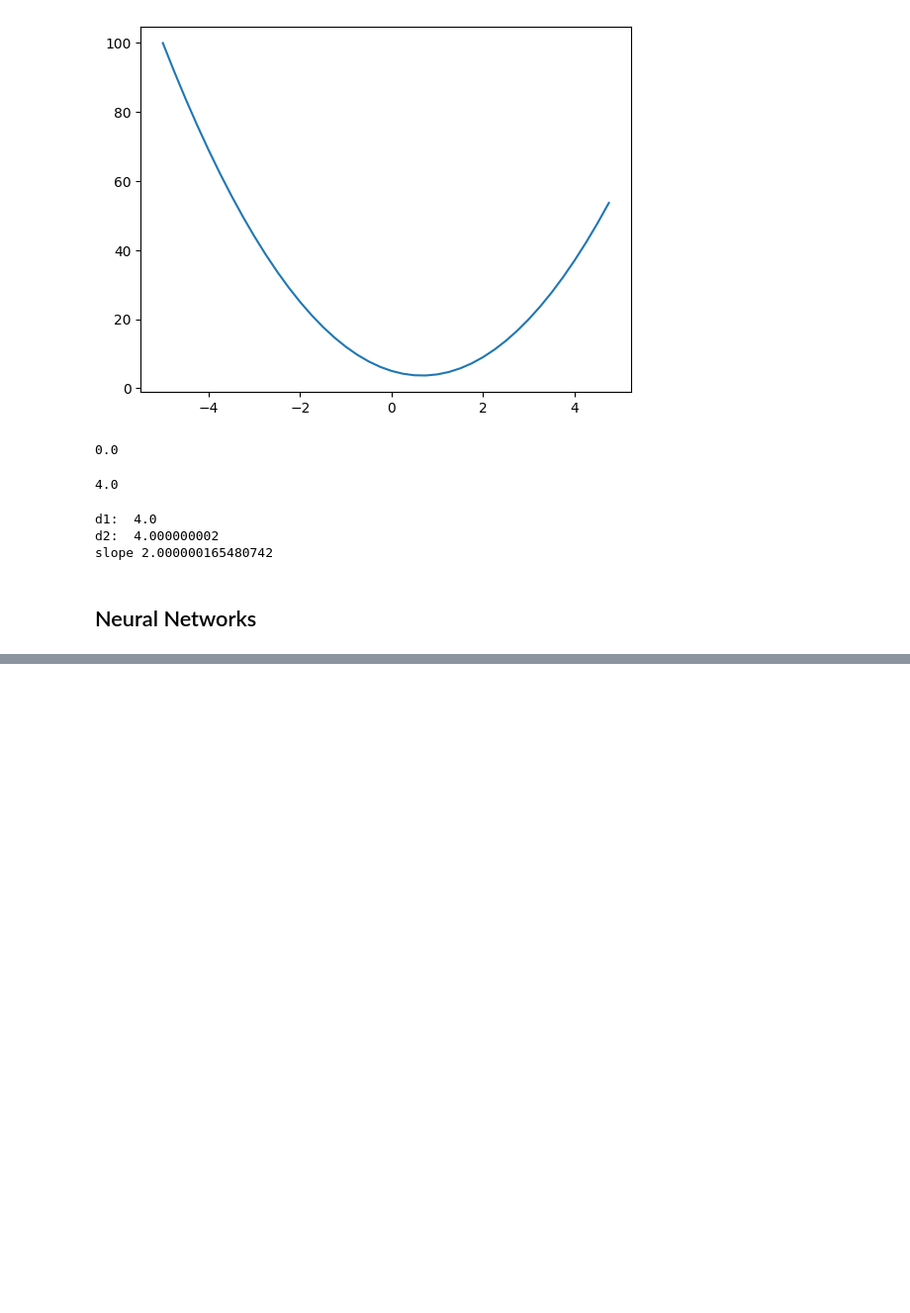
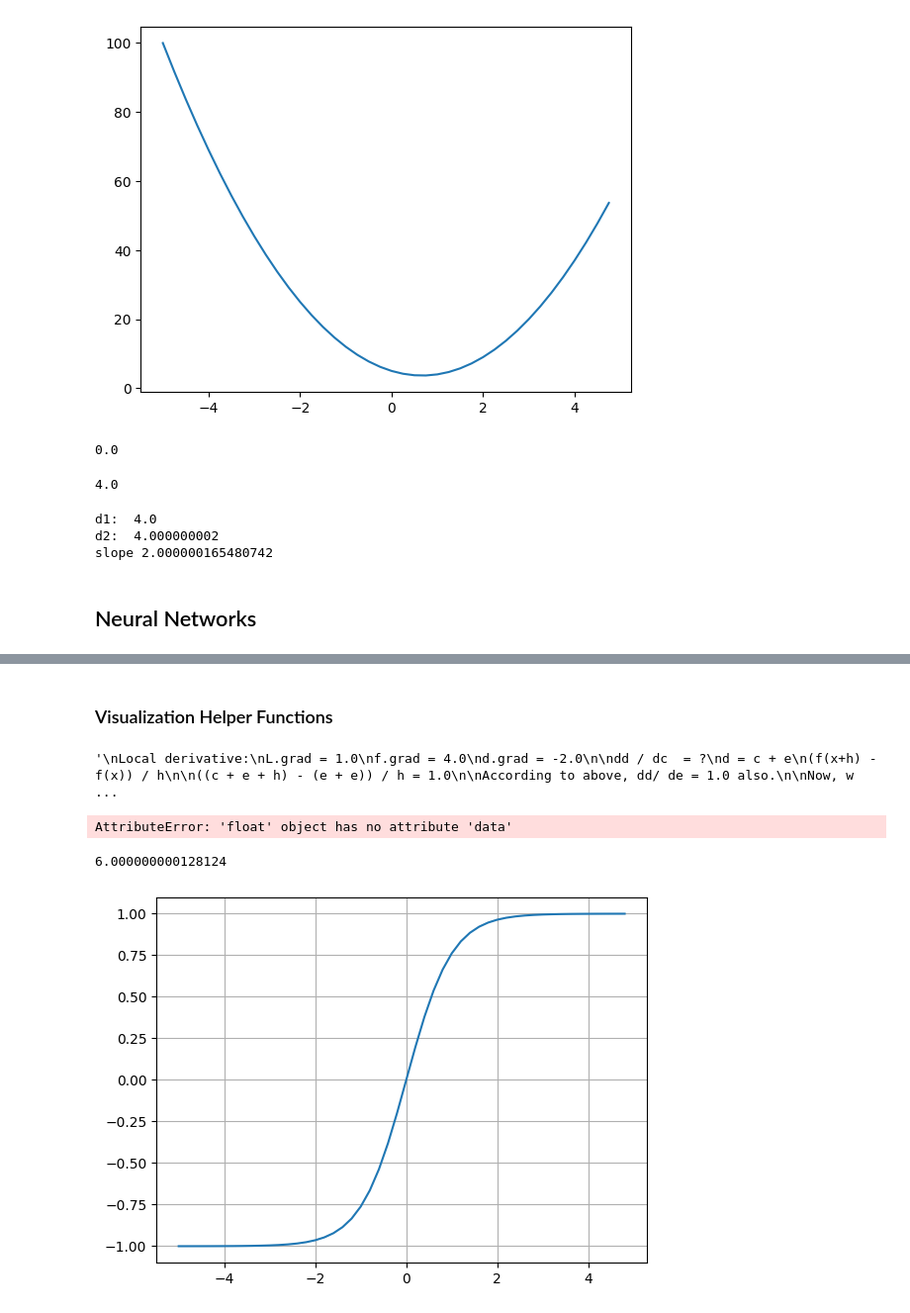
Before and after one commit to BruceZJC/GPT2-on-Apple-Silicon, a Jupyter notebook: BP-Micrograd/micrograd_from_scratch_yay.ipynb, the cells around one changed output, grey strips where cells are left out. Shown: that part at 99% size. Saved outputs shown, nothing was run; the diff lists cells and outputs as text; code cells hidden in the pictures; blank space fills up the shorter version.

```diff
--- a/BP-Micrograd/micrograd_from_scratch_yay.ipynb
+++ b/BP-Micrograd/micrograd_from_scratch_yay.ipynb
@@ -96,0 +162,2 @@ Value(data = 4.0)
+# %% [markdown]
+### Visualization Helper Functions
@@ -96,0 +198,77 @@ Value(data = 4.0)
+# %%
+'''
+Local derivative:
+L.grad = 1.0
+f.grad = 4.0
+d.grad = -2.0
+
+dd / dc  = ?
+d = c + e
+(f(x+h) - f(x)) / h
+
+((c + e + h) - (e + e)) / h = 1.0
+
+According to above, dd/ de = 1.0 also.
+
+Now, we want dL / dc
+which  = dL/dd * dd/dc = -2.0 * 1.0 = -2.0
+
+c.grad = -2.0
+e.grad = -2.0
+
+a.grad = -2.0 * -3.0
+b.grad = -2.0 * 2.0
+'''
+# %% [output]
+'\nLocal derivative:\nL.grad = 1.0\nf.grad = 4.0\nd.grad = -2.0\n\ndd / dc  = ?\nd = c + e\n(f(x+h) - f(x)) / h\n\n((c + e + h) - (e + e)) / h = 1.0\n\nAccording to above, dd/ de = 1.0 also.\n\nNow, w ...
+# %%
+'''
+a.data  += 0.01 * a.grad
+b.data  += 0.01 * b.grad
+c.data  += 0.01 * c.grad
+f.data  += 0.01 * f.grad
+
+e = a * b
+e.label = 'e'
+#(a.__mul__(b)).__add__(c)
+d = e  + c; d.label = 'd'
+L = d * f; L.label = 'L'
+L
+'''
+# %% [output]
+AttributeError: 'float' object has no attribute 'data'
+# %%
+def lol(h):
+    a = Value(2.0, label = "a")
+    b = Value(-3.0, label = 'b')
+    c = Value(10.0, label = 'c')
+    e = a * b
+    e.label = 'e'
+    d = e  + c; d.label = 'd'
+    f = Value(-2.0, label= 'f')
+    L = d * f; L.label = 'L'
+    L1 = L.data
+
+    a = Value(2.0, label = "a")
+    b = Value(-3.0, label = 'b')
+    c = Value(10.0, label = 'c')
+    a.data += h
+    e = a * b
+    e.label = 'e'
+    #(a.__mul__(b)).__add__(c)
+    d = e + c; d.label = 'd'
+    f = Value(-2.0, label= 'f')
+    L = d * f; L.label = 'L'
+    L2 = L.data
+
+    #How much L change if a is changed by h? (then normalized by h)
+    print ((L2 - L1) / h)
+
+lol(0.00001)
+# %% [output]
+6.000000000128124
+# %%
+plt.plot(np.arange(-5, 5, 0.2), np.tanh(np.arange(-5, 5, 0.2)))
+plt.grid()
+# %% [output]
+[figure, added]
```
Also changed, not shown: parts of 15 cells of this notebook, 1 other file.
